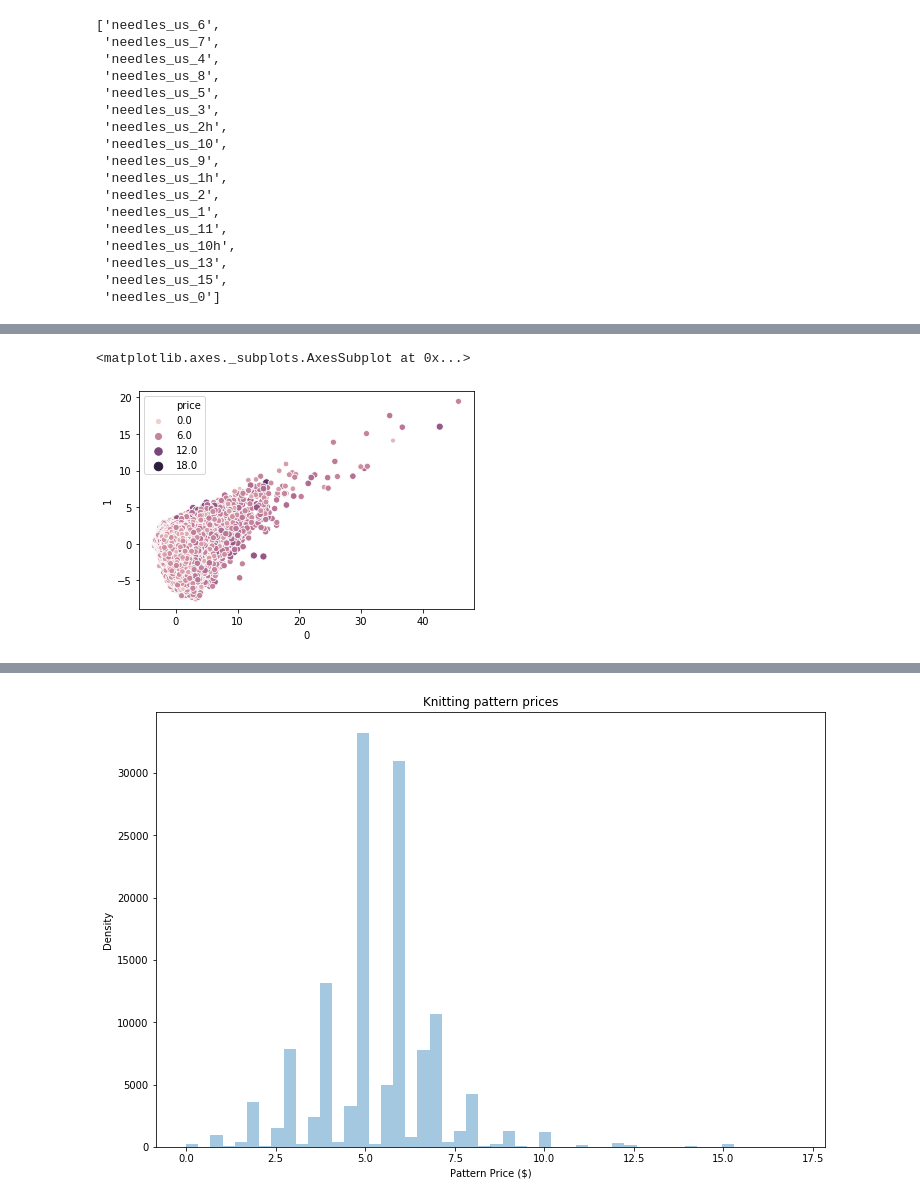
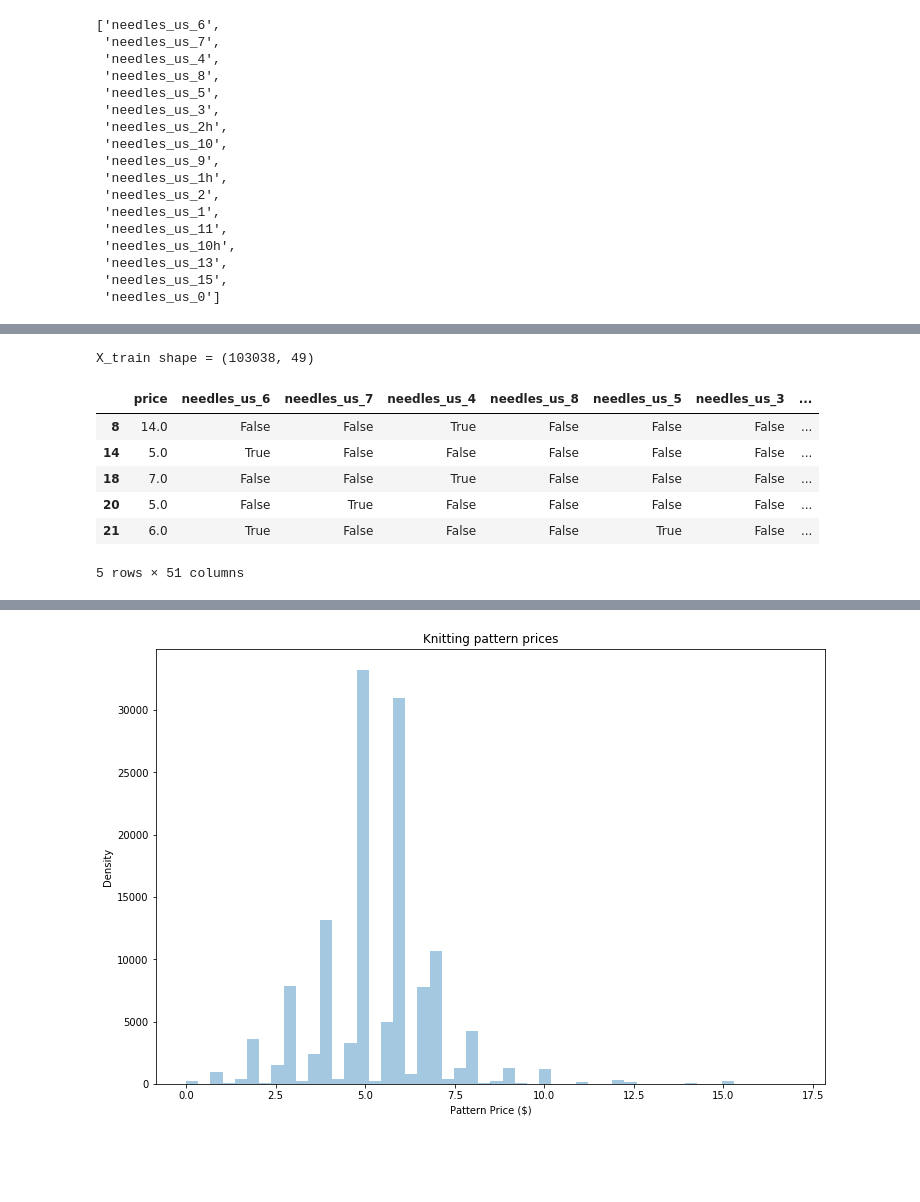
Before and after one commit to jweinreb-zz/knitpick, a Jupyter notebook: demo EDA.ipynb, the cells around one changed output, grey strips where cells are left out. Cells and saved outputs as stored; diff of their text form; code cells hidden in the pictures; blank space fills up the shorter version.

```diff
--- a/demo EDA.ipynb
+++ b/demo EDA.ipynb
@@ -174,7 +172,21 @@ z.loc[:, 'price'] = np.array(df2['price'])
-# %%
-import matplotlib.pyplot as plt
-import seaborn as sns
-sns.scatterplot(x=0, y=1, hue='price', size='price', data=z)
-# %% [output]
-<matplotlib.axes._subplots.AxesSubplot at 0x...>
-[figure, removed]
+# %%
+X = df2[needles_cols + attribute_cols + numeric_cols + cat_cols]
+y = df2['price']
+X_train, X_test, y_train, y_test = train_test_split(X, y, test_size=0.2, random_state=42)
+print(f'X_train shape = {X_train.shape}')
+from joblib import load
+clf = load("/Users/jason/Desktop/stage2_reduced_v0.joblib")
+# %% [output]
+X_train shape = (103038, 49)
+# %%
+df2.loc[:, 'pred_price'] = list(clf.predict(X))
+# %%
+df2.head()
+# %% [output]
+|  | price | needles_us_6 | needles_us_7 | needles_us_4 | needles_us_8 | needles_us_5 | needles_us_3 | ... |
+| 8 | 14.0 | False | False | True | False | False | False | ... |
+| 14 | 5.0 | True | False | False | False | False | False | ... |
+| 18 | 7.0 | False | False | True | False | False | False | ... |
+| 20 | 5.0 | False | True | False | False | False | False | ... |
+| 21 | 6.0 | True | False | False | False | True | False | ... |
+5 rows × 51 columns
```
Also changed, not shown: parts of 12 cells of this notebook, 6 other files.
